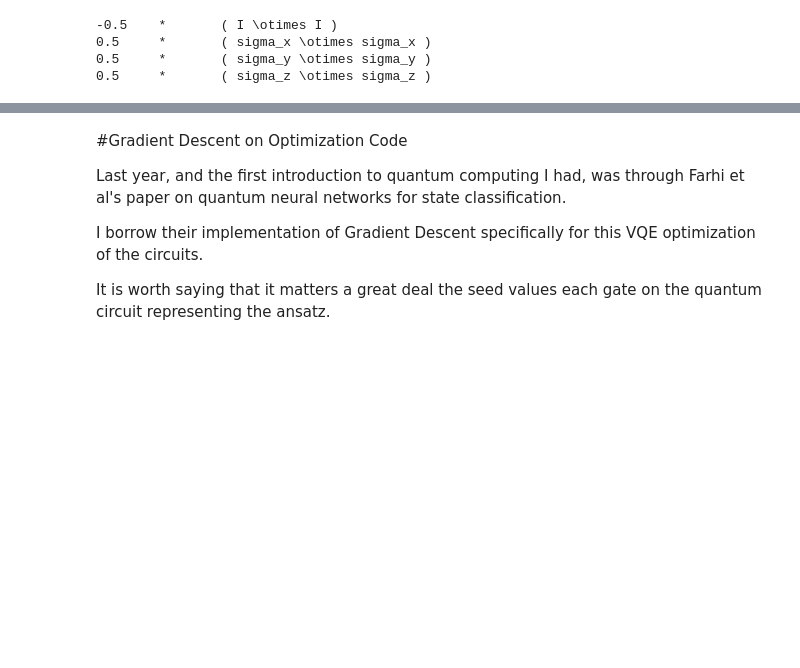
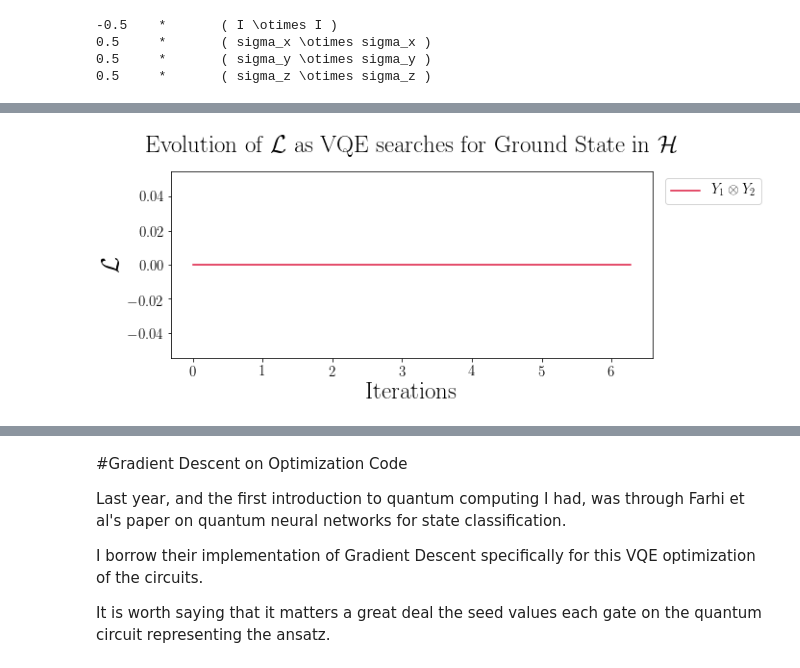
Before and after one commit to enriqueasegura/Quantum-X, a Jupyter notebook: QC_Task_VQE.ipynb, the cells around one changed output, grey strips where cells are left out. Cells and saved outputs as stored; diff of their text form; code cells hidden in the pictures; blank space fills up the shorter version.

```diff
--- a/QC_Task_VQE.ipynb
+++ b/QC_Task_VQE.ipynb
@@ -136,0 +160,12 @@ This represents the decomposition of the hamiltonian of interest for this task.
+# %%
+def ansatz_task(angle, num_qubits):
+  q = [cirq.LineQubit(i) for i in range(2)]
+
+  yield cirq.H(q[0])
+  rot = cirq.rz(rads=t)
+  yield rot(q[0])
+
+  yield cirq.CX(*q)
+  yield cirq.X(q[1])
+  #yield cirq.X(q[1])
+  yield cirq.measure(*q)
@@ -136,0 +204,2 @@ This represents the decomposition of the hamiltonian of interest for this task.
+# %%
+test_explorer = ansatz_explorer(2, 10000)
@@ -136,0 +224,20 @@ This represents the decomposition of the hamiltonian of interest for this task.
+# %%
+plt.figure(figsize=(10,5))
+
+#plt.plot(test_optimization[0], label=r'$X_1\otimes X_2$', color='#FF6C0C', linestyle='-')
+plt.plot(test_explorer[0], test_explorer[1], label=r'$Y_1\otimes Y_2$', color='crimson', linestyle='-')
+#plt.plot(test_optimization[6], label=r'$Z_1\otimes Z_2$', color='#00693e', linestyle='-')
+
+plt.legend(fontsize=15, bbox_to_anchor=(1.24,1))
+
+plt.tick_params(axis='both', labelsize=15)
+plt.xlabel('Iterations', fontsize=25)
+plt.ylabel(r'$\mathcal{L}$',fontsize=25)
+
+plt.title(r'Evolution of $\mathcal{L}$ as VQE searches for Ground State in $\mathcal{H}$', fontsize=25)
+
+plt.tight_layout()
+
+plt.subplots_adjust(top=0.7)
+# %% [output]
+[figure, added]
```
Also changed, not shown: parts of 26 cells of this notebook.
